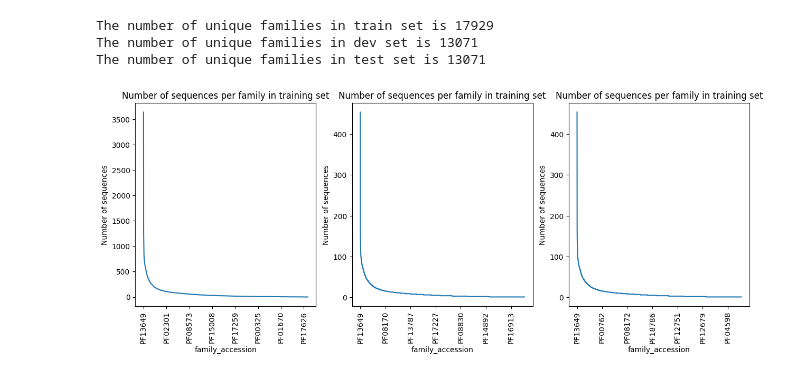
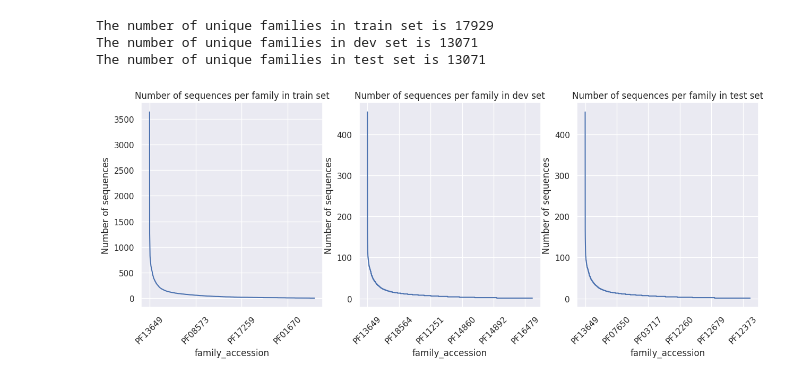
Before and after one commit to jl3720/pfam, a Jupyter notebook: pfam.ipynb, the cells around one changed output. Cells and saved outputs as stored; diff of their text form; code cells hidden in the pictures.

```diff
--- a/pfam.ipynb
+++ b/pfam.ipynb
@@ -65,9 +65,9 @@ train_df
 Note: Sequences are aligned to their family. However we are predicting the family, i.e. this is unknown.<br><br>
 $\therefore$ we should not use `aligned_sequences`
 # %%
-all_dfs = [train_df, dev_df, test_df]
+all_dfs: dict[str, pd.DataFrame] = {"train": train_df, "dev": dev_df, "test": test_df}
 # %%
-for df in all_dfs:
+for split, df in all_dfs.items():
     df.drop(columns=["aligned_sequence"], inplace=True)
     print(df.columns)
 # %% [output]
@@ -78,7 +78,7 @@ Index(['family_id', 'sequence_name', 'family_accession', 'sequence'], dtype='obj
 Also, version number is irrelevant in `family_accession`. <br><br>
 $\therefore$ we drop them.
 # %%
-for df in all_dfs:
+for split, df in all_dfs.items():
     df["family_accession"] = df["family_accession"].apply(lambda x: x.split(".")[0])
 train_df
 # %% [output]
@@ -116,7 +116,7 @@ Large proportion of data is in training set
 # %% [markdown]
 #### Class distribution
 # %%
-for df, split in zip(all_dfs, ["train", "dev", "test"]):
+for split, df in all_dfs.items():
     print(f"The number of unique families in {split} set is {len(df['family_accession'].unique())}")
 # %% [output]
 The number of unique families in train set is 17929
@@ -124,16 +124,19 @@ The number of unique families in dev set is 13071
 The number of unique families in test set is 13071
 # %%
 import matplotlib.pyplot as plt
+import seaborn as sns
+sns.set_theme()
 
-def plot_class_freqs(df):
+def plot_class_freqs(df, split):
     class_freqs = df["family_accession"].value_counts()
-    class_freqs.plot(rot=90)
+    class_freqs.plot(rot=45)
+    # sns.barplot(x=class_freqs.index, y=class_freqs.values)
     plt.ylabel("Number of sequences")
-    plt.title("Number of sequences per family in training set")
+    plt.title(f"Number of sequences per family in {split} set")
 
 plt.subplots(1,3, figsize=(15,5))
-for i, df in enumerate(all_dfs):
+for i, (split, df) in enumerate(all_dfs.items()):
     plt.subplot(1,3,i+1)
-    plot_class_freqs(df)
+    plot_class_freqs(df, split)
 # %% [output]
-[figure, old version]
+[figure, new version]
```
Also changed, not shown: parts of 2 cells of this notebook.
